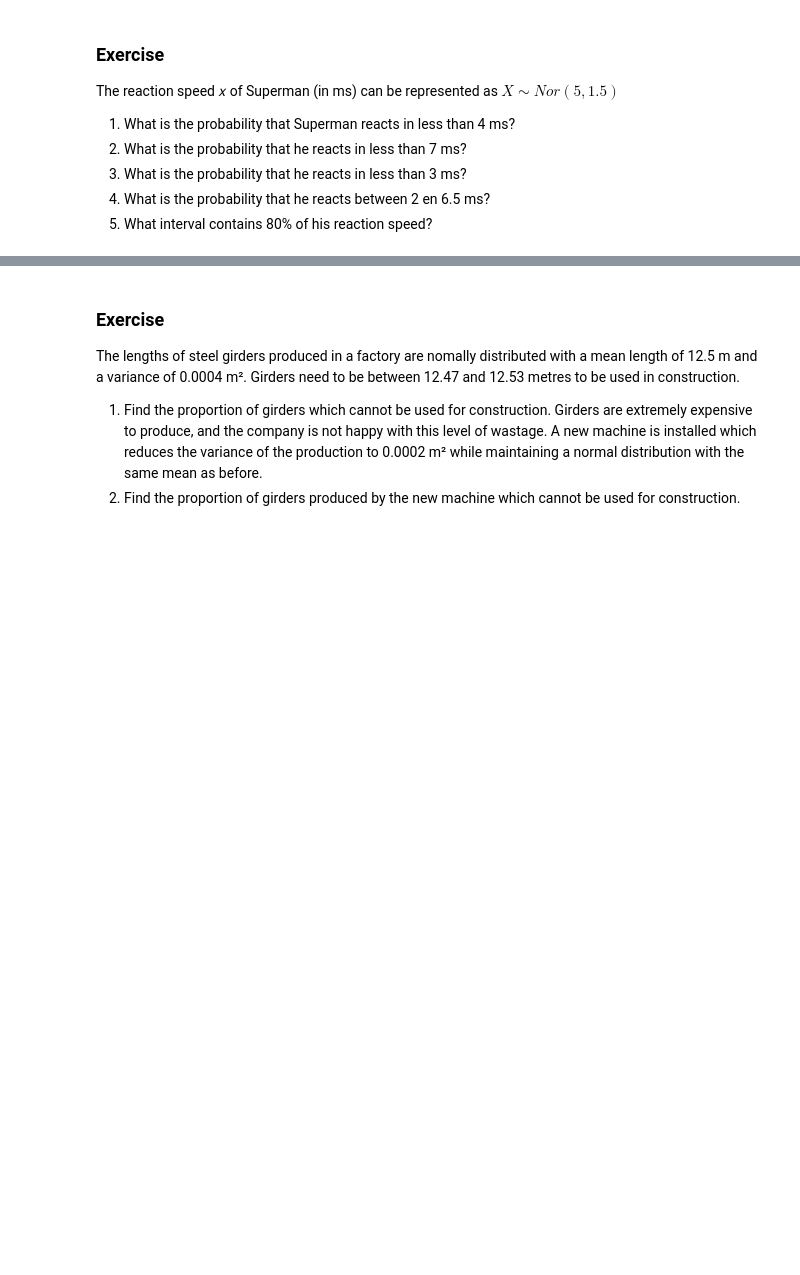
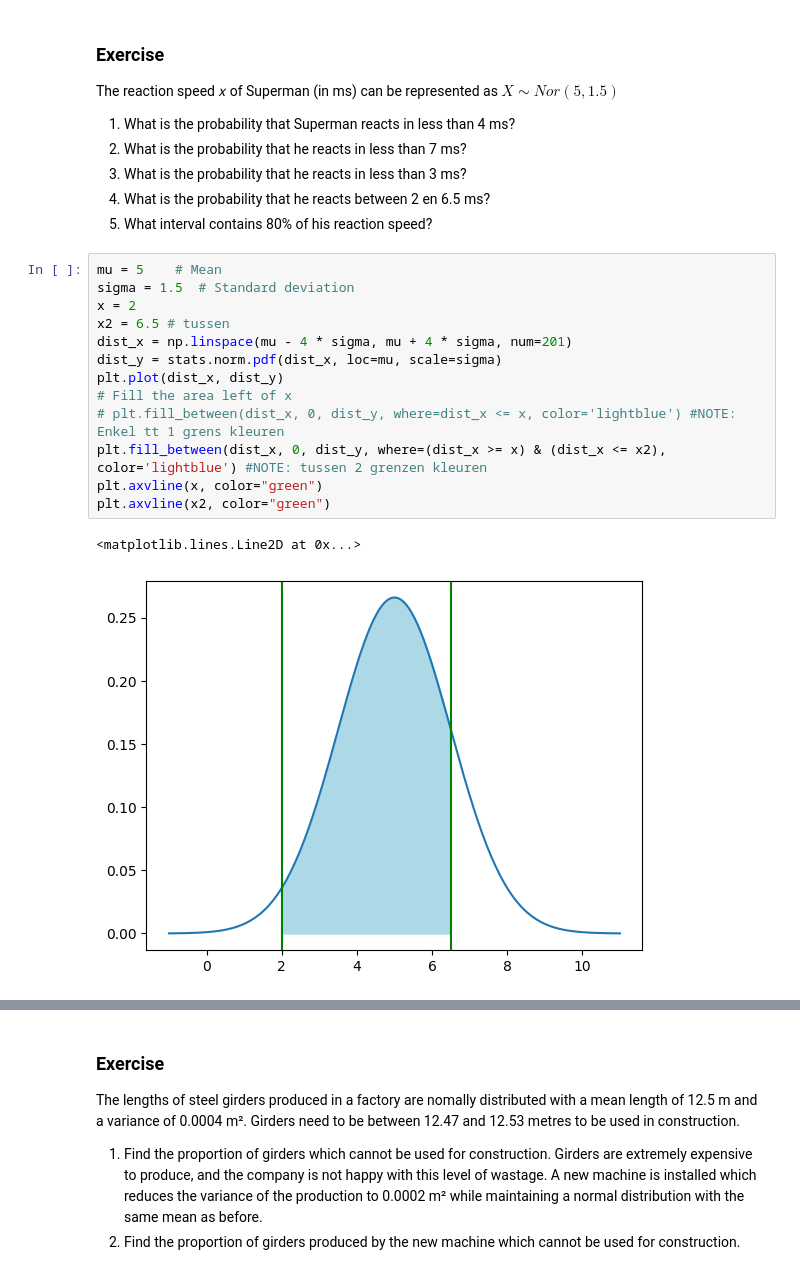
Before and after one commit to Kobe-Sapijn/dsai-labs, a Jupyter notebook: 3-central-limit-testing/3.01-probability.ipynb, the cells around one changed output, grey strips where cells are left out. Drawn from its saved outputs; the diff is of its cells as text; blank space fills up the shorter version.

```diff
--- a/3-central-limit-testing/3.01-probability.ipynb
+++ b/3-central-limit-testing/3.01-probability.ipynb
@@ -733,3 +760,19 @@ The reaction speed 𝑥 of Superman (in ms) can be represented as $X \sim Nor(5,
 3. What is the probability that he reacts in less than 3 ms?
 4. What is the probability that he reacts between 2 en 6.5 ms?
 5. What interval contains 80% of his reaction speed?
+# %%
+mu = 5    # Mean
+sigma = 1.5  # Standard deviation
+x = 2
+x2 = 6.5 # tussen
+dist_x = np.linspace(mu - 4 * sigma, mu + 4 * sigma, num=201)
+dist_y = stats.norm.pdf(dist_x, loc=mu, scale=sigma)
+plt.plot(dist_x, dist_y)
+# Fill the area left of x
+# plt.fill_between(dist_x, 0, dist_y, where=dist_x <= x, color='lightblue') #NOTE: Enkel tt 1 grens kleuren
+plt.fill_between(dist_x, 0, dist_y, where=(dist_x >= x) & (dist_x <= x2), color='lightblue') #NOTE: tussen 2 grenzen kleuren
+plt.axvline(x, color="green")
+plt.axvline(x2, color="green")
+# %% [output]
+<matplotlib.lines.Line2D at 0x...>
+[figure, added]
```
Also changed, not shown: parts of 13 cells of this notebook, 5 other files.
